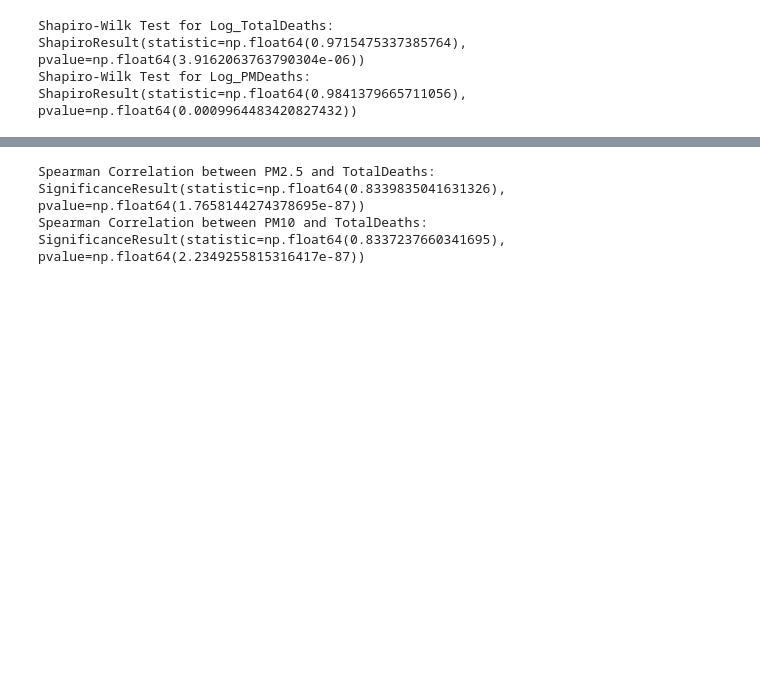
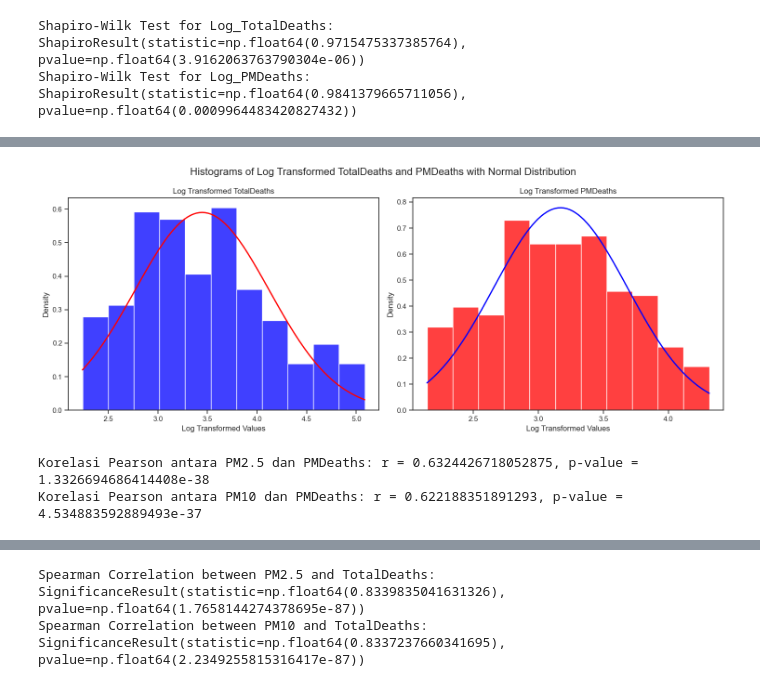
Before and after one commit to elginbrian/Statistika-SA, a Jupyter notebook: Case3.ipynb, the cells around one changed output, grey strips where cells are left out. Drawn from its saved outputs; the diff is of its cells as text; code cells hidden in the pictures; blank space fills up the shorter version.

```diff
--- a/Case3.ipynb
+++ b/Case3.ipynb
@@ -126,0 +155,50 @@ plt.show()
+# %%
+import matplotlib.pyplot as plt
+import seaborn as sns
+
+# Create a figure with two subplots side by side
+fig, (ax1, ax2) = plt.subplots(1, 2, figsize=(15, 6))
+
+# Plot for Log_TotalDeaths
+sns.histplot(data['Log_TotalDeaths'], color='blue', label='Log_TotalDeaths', stat='density', ax=ax1)
+
+mu, std = norm.fit(data['Log_TotalDeaths'])
+xmin, xmax = data['Log_TotalDeaths'].min(), data['Log_TotalDeaths'].max()
+x = np.linspace(xmin, xmax, 100)
+p = norm.pdf(x, mu, std)
+ax1.plot(x, p, 'red', linewidth=2, label='Normal Distribution')
+
+ax1.set_title('Log Transformed TotalDeaths')
+ax1.set_xlabel('Log Transformed Values')
+ax1.set_ylabel('Density')
+
+# Plot for Log_PMDeaths
+sns.histplot(data['Log_PMDeaths'], color='red', label='Log_PMDeaths', stat='density', ax=ax2)
+
+mu, std = norm.fit(data['Log_PMDeaths'])
+xmin, xmax = data['Log_PMDeaths'].min(), data['Log_PMDeaths'].max()
+x = np.linspace(xmin, xmax, 100)
+p = norm.pdf(x, mu, std)
+ax2.plot(x, p, 'blue', linewidth=2, label='Normal Distribution')
+
+ax2.set_title('Log Transformed PMDeaths')
+ax2.set_xlabel('Log Transformed Values')
+ax2.set_ylabel('Density')
+
+plt.suptitle('Histograms of Log Transformed TotalDeaths and PMDeaths with Normal Distribution', fontsize=16)
+plt.tight_layout()
+plt.show()
+# %% [output]
+[figure, added]
+# %%
+# Hiootesis A: Uji Korelasi (Pearson)
+# Uji Korelasi antara PM2.5 dan PMDeaths
+correlation_pm25, p_value_corr_pm25 = stats.pearsonr(data['PM2.5'], data['PMDeaths'])
+print(f'Korelasi Pearson antara PM2.5 dan PMDeaths: r = {correlation_pm25}, p-value = {p_value_corr_pm25}')
+
+# Uji Korelasi antara PM10 dan PMDeaths
+correlation_pm10, p_value_corr_pm10 = stats.pearsonr(data['PM10'], data['PMDeaths'])
+print(f'Korelasi Pearson antara PM10 dan PMDeaths: r = {correlation_pm10}, p-value = {p_value_corr_pm10}')
+# %% [output]
+Korelasi Pearson antara PM2.5 dan PMDeaths: r = 0.6324426718052875, p-value = 1.3326694686414408e-38
+Korelasi Pearson antara PM10 dan PMDeaths: r = 0.622188351891293, p-value = 4.534883592889493e-37
```
Also changed, not shown: parts of 18 cells of this notebook.
